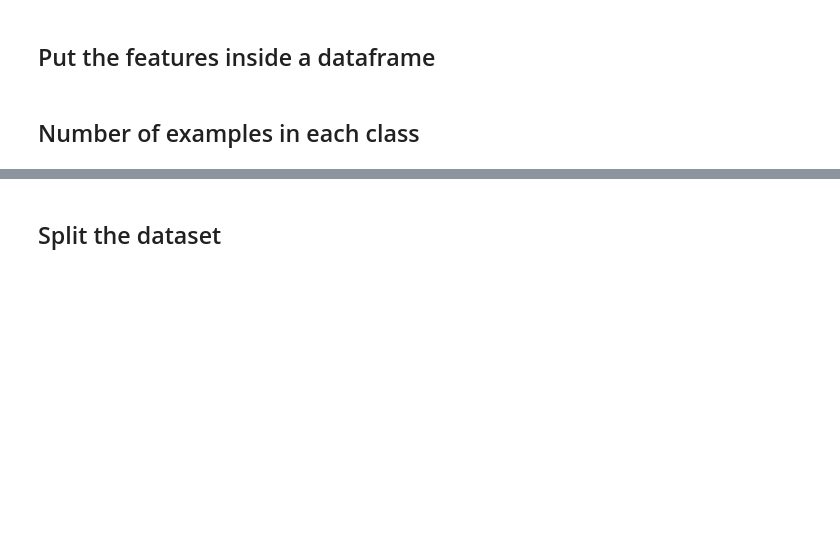
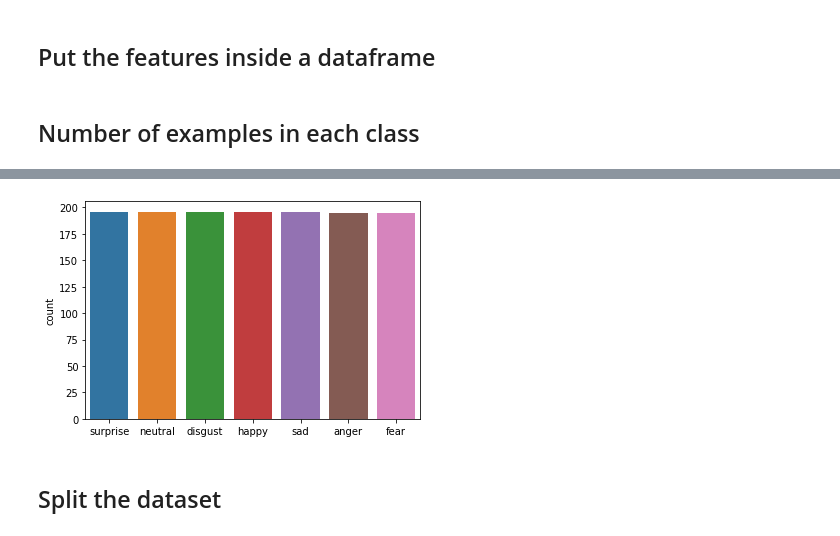
Before and after one commit to Debapriya-Tula/NLP-Project, a Jupyter notebook: MFCC_RandomForest_TESS.ipynb, the cells around one changed output, grey strips where cells are left out. Saved outputs shown, nothing was run; the diff lists cells and outputs as text; code cells hidden in the pictures; blank space fills up the shorter version.

```diff
--- a/MFCC_RandomForest_TESS.ipynb
+++ b/MFCC_RandomForest_TESS.ipynb
@@ -244,3 +255,10 @@ _ = sns.countplot(df_y_raw)
+# %%
+# _ = sns.countplot(x=['anger', 'disgust', 'fear', 'happiness', 'surprise', 'sadness', 'neutral'], data=df_y_raw)
+ax = sns.countplot(df_y_raw.values)
+_ = ax.set_xticklabels(['surprise', 'neutral', 'disgust', 'happy', 'sad', 'anger', 'fear'])
+_ = plt.savefig("TESS.png")
+# %% [output]
+[figure, added]
 # %% [markdown]
 ## Split the dataset
 # %%
```
Also changed, not shown: parts of 13 cells of this notebook, 1 other file.
